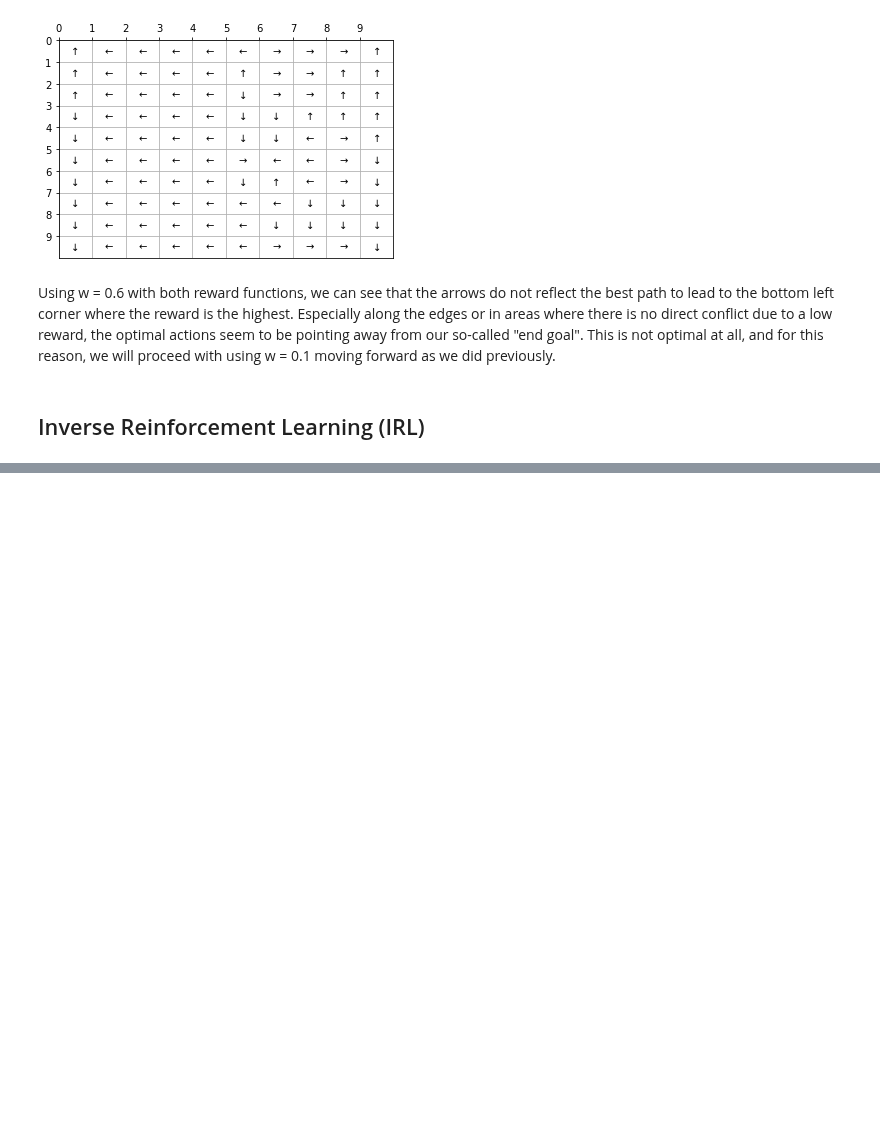
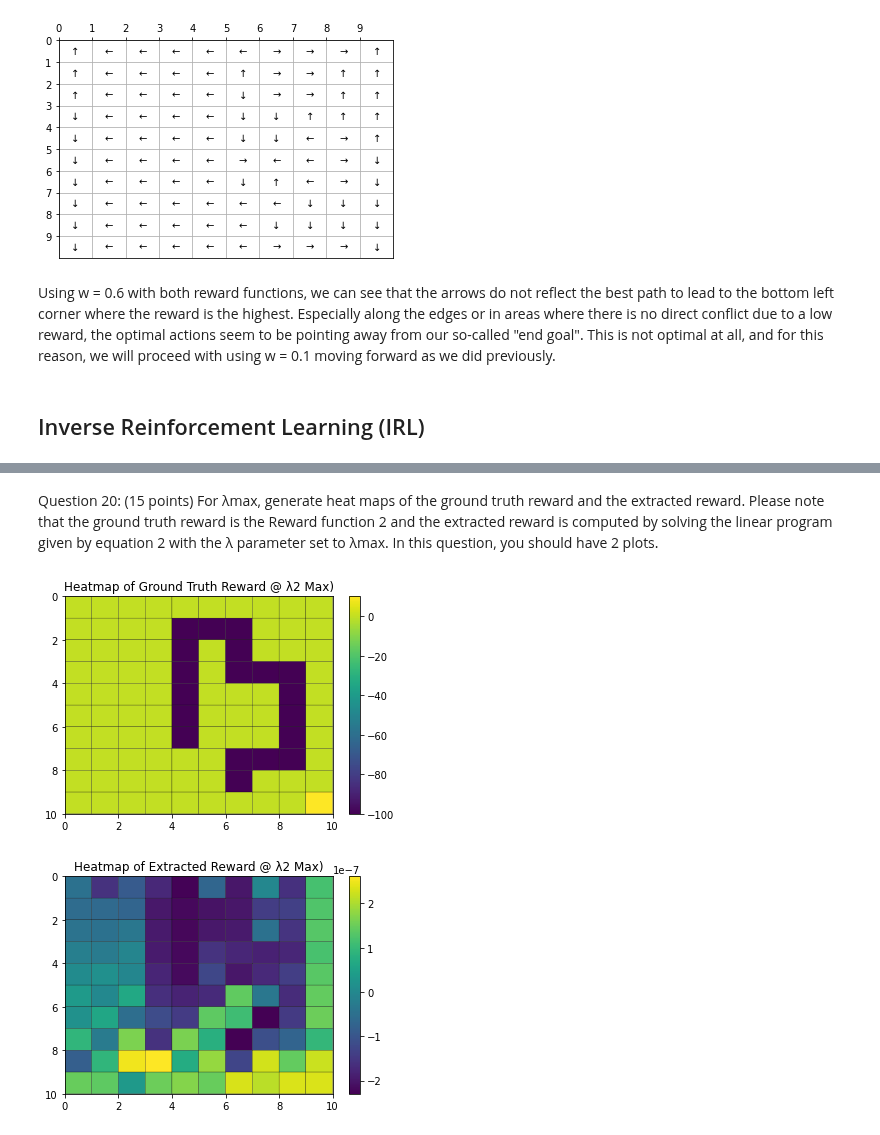
Before and after one commit to morgworth/ece232_team, a Jupyter notebook: Project 3/Project3_Swetha.ipynb, the cells around one changed output, grey strips where cells are left out. Saved outputs shown, nothing was run; the diff lists cells and outputs as text; code cells hidden in the pictures; blank space fills up the shorter version.

```diff
--- a/Project 3/Project3_Swetha.ipynb
+++ b/Project 3/Project3_Swetha.ipynb
@@ -404,0 +575,22 @@ Using w = 0.6 with both reward functions, we can see that the arrows do not refl
+# %% [markdown]
+Question 20: (15 points) For λmax, generate heat maps of the ground truth reward and the extracted reward. Please note that the ground truth reward is the Reward function 2 and the extracted reward is computed by solving the linear program given by equation 2 with the λ parameter set to λmax. In this question, you should have 2 plots.
+# %%
+c, D, b = make_D_matrix(o_e, p, 1, gamma, lambda_max2, maximum)
+irl_solve = solvers.lp(matrix(c), matrix(D), matrix(b))
+r_extracted = np.array(irl_solve['x'][:100]).reshape(10,10).T
+
+#Plot heatmaps
+plt.pcolor(reward_fnx2, edgecolors='black')
+plt.gca().invert_yaxis()
+plt.colorbar()
+plt.title("Heatmap of Ground Truth Reward @ λ2 Max)")
+plt.show()
+
+plt.pcolor(r_extracted, edgecolors='black')
+plt.gca().invert_yaxis()
+plt.colorbar()
+plt.title("Heatmap of Extracted Reward @ λ2 Max)")
+plt.show()
+# %% [output]
+[figure, added]
+[figure, added]
```
Also changed, not shown: parts of 17 cells of this notebook.
